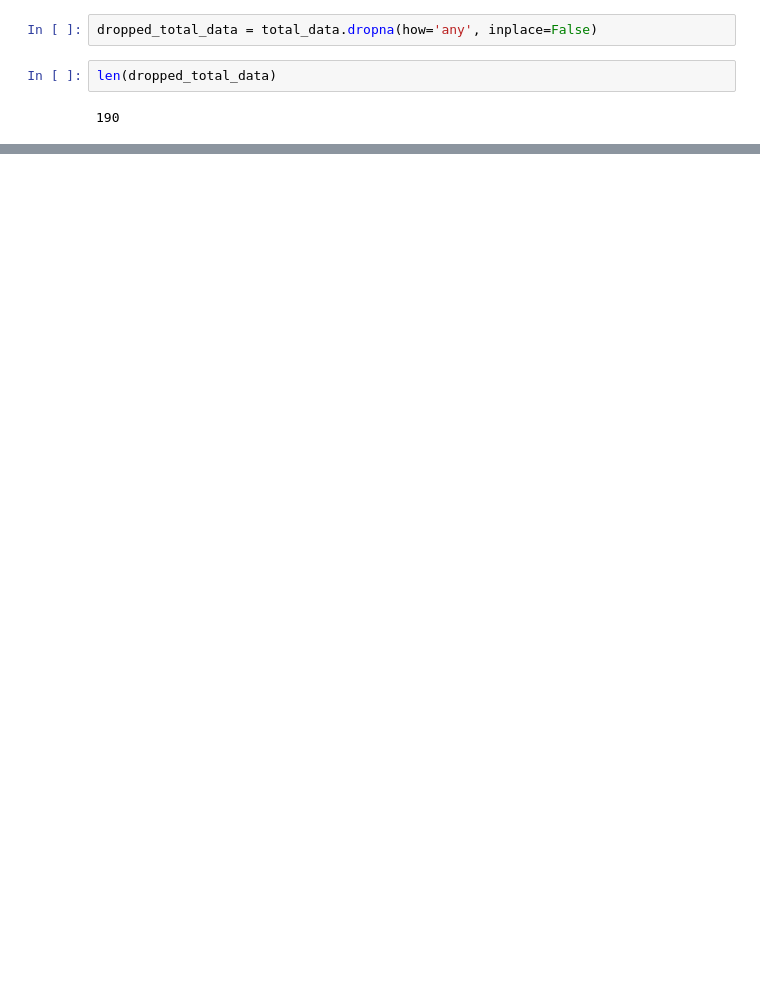
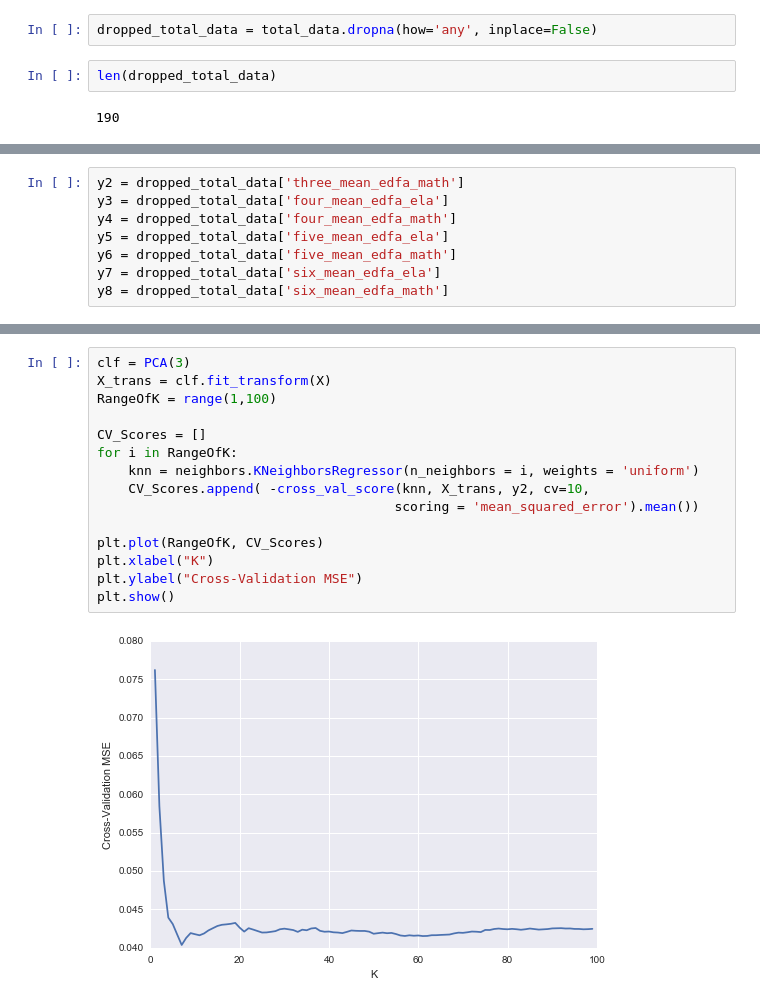
Before and after one commit to Allison-Marseille/DS-SF-24, a Jupyter notebook: Marseille_Final_Project/Marseille_Final_Project.ipynb, the cells around one changed output, grey strips where cells are left out. Cells and saved outputs as stored; diff of their text form; blank space fills up the shorter version.

```diff
--- a/Marseille_Final_Project/Marseille_Final_Project.ipynb
+++ b/Marseille_Final_Project/Marseille_Final_Project.ipynb
@@ -464,3 +502,11 @@ plt.colorbar()
+# %%
+y2 = dropped_total_data['three_mean_edfa_math']
+y3 = dropped_total_data['four_mean_edfa_ela']
+y4 = dropped_total_data['four_mean_edfa_math']
+y5 = dropped_total_data['five_mean_edfa_ela']
+y6 = dropped_total_data['five_mean_edfa_math']
+y7 = dropped_total_data['six_mean_edfa_ela']
+y8 = dropped_total_data['six_mean_edfa_math']
 # %%
 AllPCAs = PCA().fit(X)
 print AllPCAs.explained_variance_ratio_
@@ -493,0 +521,17 @@ print min(misclass)
+# %%
+clf = PCA(3)
+X_trans = clf.fit_transform(X)
+RangeOfK = range(1,100)
+
+CV_Scores = []
+for i in RangeOfK:
+    knn = neighbors.KNeighborsRegressor(n_neighbors = i, weights = 'uniform')
+    CV_Scores.append( -cross_val_score(knn, X_trans, y2, cv=10,
+                                      scoring = 'mean_squared_error').mean())
+
+plt.plot(RangeOfK, CV_Scores)
+plt.xlabel("K")
+plt.ylabel("Cross-Validation MSE")
+plt.show()
+# %% [output]
+[figure, added]
```
Also changed, not shown: parts of 32 cells of this notebook, 4 other files.
